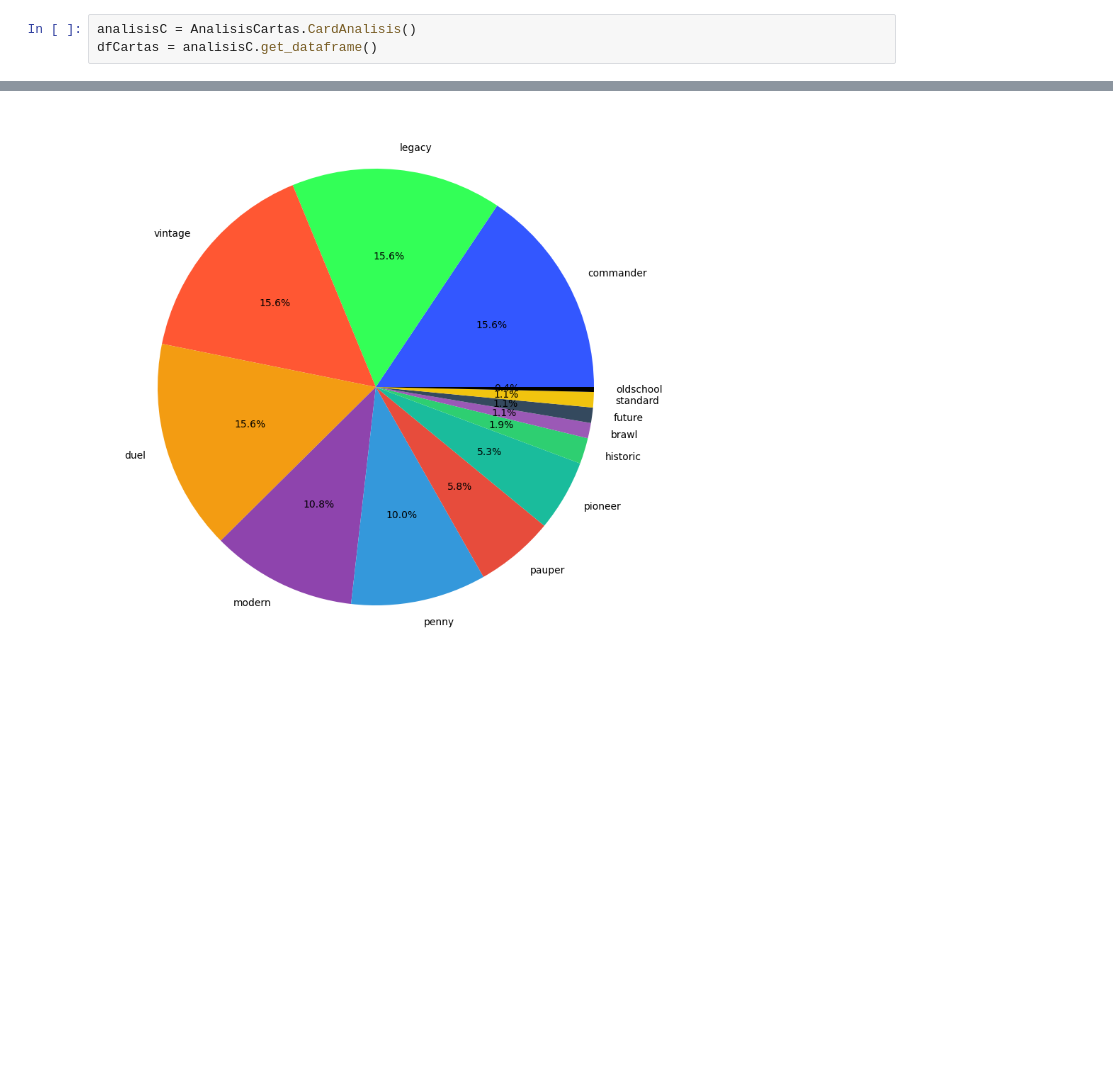
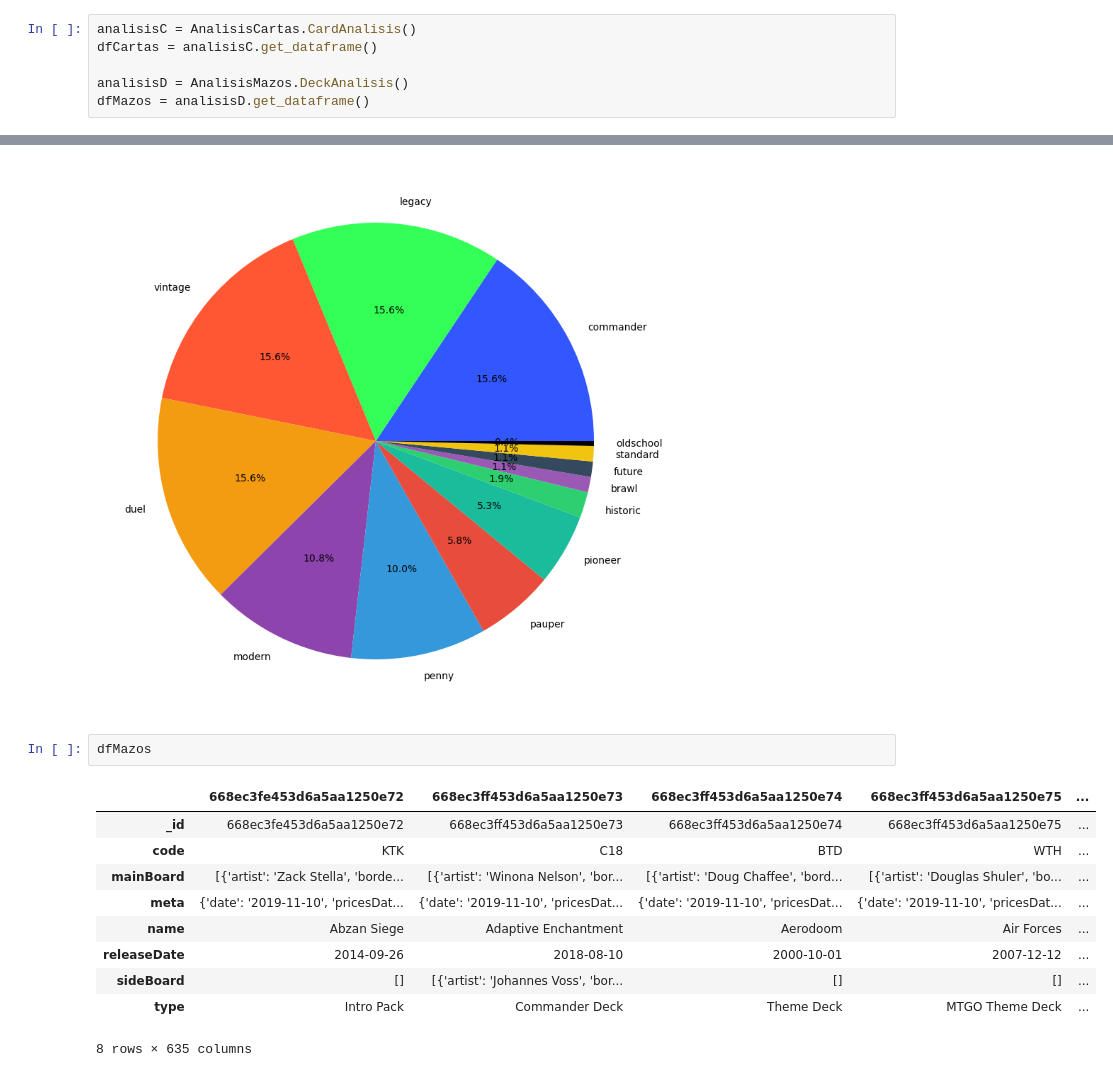
Before and after one commit to RubG4/TFM_MasterBigData_MTG, a Jupyter notebook: Main.ipynb, the cells around one changed output, grey strips where cells are left out. Cells and saved outputs as stored; diff of their text form; blank space fills up the shorter version.

Commit message:
Ajustes de mongo y analisis de decks

```diff
--- a/Main.ipynb
+++ b/Main.ipynb
@@ -35,6 +40,9 @@ warnings.filterwarnings("ignore", category=FutureWarning)
 # %%
 analisisC = AnalisisCartas.CardAnalisis()
 dfCartas = analisisC.get_dataframe()
+
+analisisD = AnalisisMazos.DeckAnalisis()
+dfMazos = analisisD.get_dataframe()
 # %%
 #La información nos muestra cada carta como una columna
 print(dfCartas.info())
@@ -157,3 +165,16 @@ plt.pie(legalities_count.values, colors = colores, autopct='%1.1f%%', labels=leg
 plt.show()
 # %% [output]
 [figure]
+# %%
+dfMazos
+# %% [output]
+|  | 668ec3fe453d6a5aa1250e72 | 668ec3ff453d6a5aa1250e73 | 668ec3ff453d6a5aa1250e74 | 668ec3ff453d6a5aa1250e75 | ... |
+| _id | 668ec3fe453d6a5aa1250e72 | 668ec3ff453d6a5aa1250e73 | 668ec3ff453d6a5aa1250e74 | 668ec3ff453d6a5aa1250e75 | ... |
+| code | KTK | C18 | BTD | WTH | ... |
+| mainBoard | [{'artist': 'Zack Stella', 'borde... | [{'artist': 'Winona Nelson', 'bor... | [{'artist': 'Doug Chaffee', 'bord... | [{'artist': 'Douglas Shuler', 'bo... | ... |
+| meta | {'date': '2019-11-10', 'pricesDat... | {'date': '2019-11-10', 'pricesDat... | {'date': '2019-11-10', 'pricesDat... | {'date': '2019-11-10', 'pricesDat... | ... |
+| name | Abzan Siege | Adaptive Enchantment | Aerodoom | Air Forces | ... |
+| releaseDate | 2014-09-26 | 2018-08-10 | 2000-10-01 | 2007-12-12 | ... |
+| sideBoard | [] | [{'artist': 'Johannes Voss', 'bor... | [] | [] | ... |
+| type | Intro Pack | Commander Deck | Theme Deck | MTGO Theme Deck | ... |
+8 rows × 635 columns
```
Also changed, not shown: parts of 2 cells of this notebook, 3 other files.
